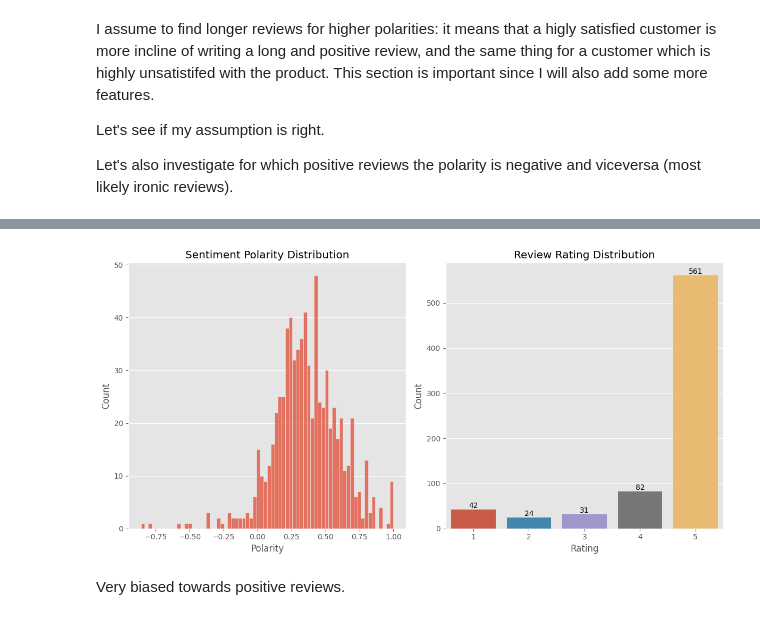
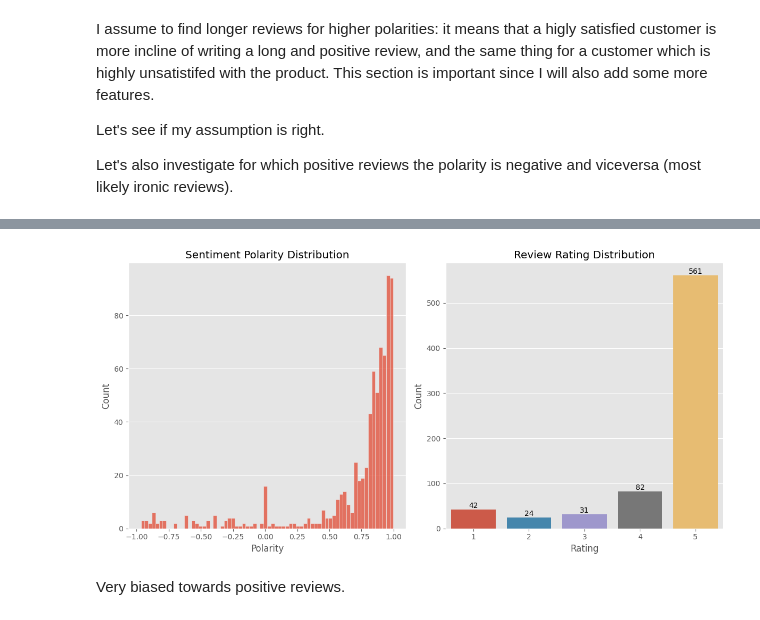
Before and after one commit to DavidAlexanderMoe/Sentiment-Analysis-and-Web-Scraping, a Jupyter notebook: Scripts/Analysis/2. EDA.ipynb, the cells around one changed output, grey strips where cells are left out. Drawn from its saved outputs; the diff is of its cells as text; code cells hidden in the pictures.

```diff
--- a/Scripts/Analysis/2. EDA.ipynb
+++ b/Scripts/Analysis/2. EDA.ipynb
@@ -261,0 +273,21 @@ Let's also investigate for which positive reviews the polarity is negative and v
+# %%
+sia = SentimentIntensityAnalyzer()          # creating the analyzer object
+# run the analyzer on entire matrix
+results = {}
+for i, row in df.iterrows():
+    text = row['Review']
+    Id = i
+    results[Id] = sia.polarity_scores(text)
+# %%
+# create a new dataframe
+# will integrate later the vader's polarities in the OG dataset
+vaders = pd.DataFrame(results).T        # transpose to have the rows indexes as columns
+vaders = vaders.reset_index().rename(columns={'index': 'Id',
+                                              'neg': 'Vaders neg',
+                                              'neu': 'Vaders neu',
+                                              'pos': 'Vaders pos',
+                                              'compound': 'Vaders compound'})
+
+df['Id'] = range(df.shape[0])
+vaders = vaders.merge(df, how='left')
+vaders.head(1)
@@ -266,9 +325,18 @@ Let's also investigate for which positive reviews the polarity is negative and v
 - Word length: how many words are there in every review (including emoticons and punctuation)
 # %%
 # TB = TextBlob Polarity
-df['TB Polarity'] = df['Review'].map(lambda text: TextBlob(text).sentiment.polarity)
+# df[' TB Polarity'] = df['Review'].map(lambda text: TextBlob(text).sentiment.polarity)
 df['Review Length'] = df['Review'].astype(str).apply(len)
 df['Word Count'] = df['Review'].apply(lambda x: len(str(x).split()))
+# %%
+results = {}
+for i, row in df.iterrows():
+    text = row['Review']
+    Id = i
+    polarity = sia.polarity_scores(text)['compound']
+    results[Id] = polarity
+
+df['Polarity'] = pd.Series(results)
 # %%
 df.head(1)
 # %% [output]
@@ -277,26 +345,26 @@ df.head(1)
 # %%
 # Rating distribution along with Sentiment polarity (Textblob baseline)
 fig, axs = plt.subplots(1, 2, figsize=(12, 6))
 
 #Ratings
 sns.countplot(x=df['Rating'], ax=axs[1])
 axs[1].set_xlabel('Rating')
 axs[1].set_ylabel('Count')
 axs[1].set_title('Review Rating Distribution')
 for i, count in enumerate(df['Rating'].value_counts().sort_index()):
     axs[1].annotate(count, (i, count), ha='center', va='bottom')
 
 # Polarity
-sns.histplot(df['TB Polarity'], bins=70, kde=False, ax=axs[0])
+sns.histplot(df['Polarity'], bins=70, kde=False, ax=axs[0])
 axs[0].set_xlabel('Polarity')
 axs[0].set_ylabel('Count')
 axs[0].set_title('Sentiment Polarity Distribution')
 axs[0].grid(axis='x')
 
 plt.tight_layout()
 plt.show()
 # %% [output]
-[figure, old version]
+[figure, new version]
 # %% [markdown]
 Very biased towards positive reviews.
 # %%
```
Also changed, not shown: parts of 20 cells of this notebook.
